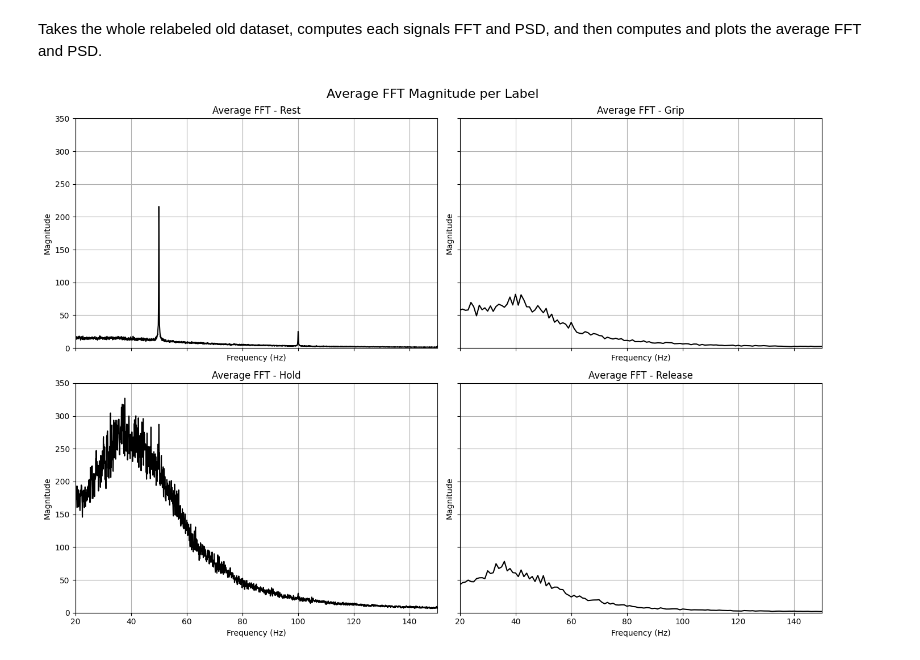
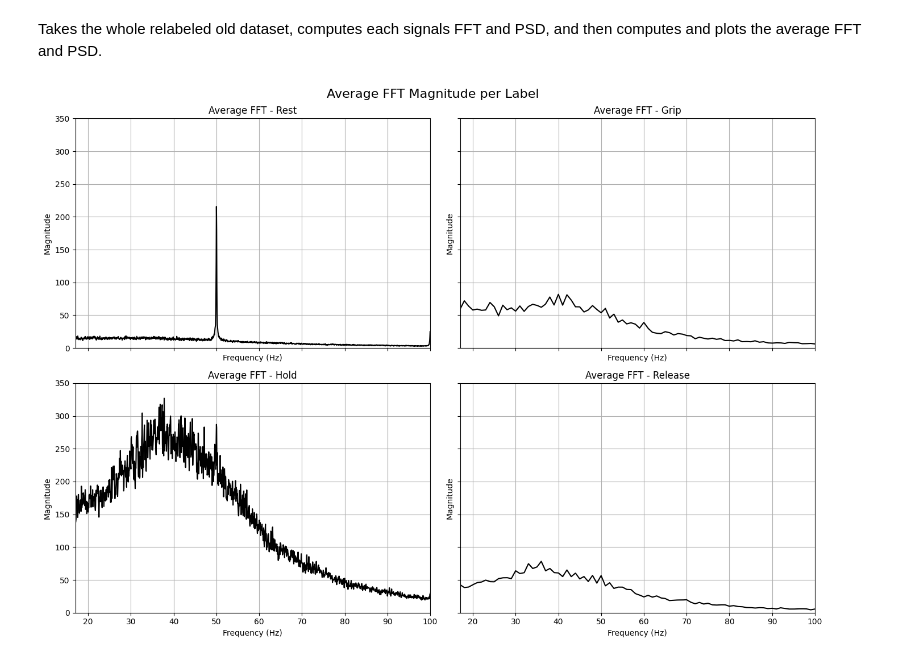
Before and after one commit to OsirisPrime/CDT406, a Jupyter notebook: notebooks/analysis_notebooks/avg_freq_analysis.ipynb, the cells around one changed output. Saved outputs shown, nothing was run; the diff lists cells and outputs as text; code cells hidden in the pictures.

Commit message:
Encapsulated in functions. Added plot for fast dataset and all data.

```diff
--- a/notebooks/analysis_notebooks/avg_freq_analysis.ipynb
+++ b/notebooks/analysis_notebooks/avg_freq_analysis.ipynb
@@ -24,7 +13,8 @@ psd_freqs = None
 # %%
 # ----------- Folder Setup ------------
-folder_path = str(get_processed_old_data_dir())
-csv_files = sorted(glob.glob(os.path.join(folder_path, "**/*.csv"), recursive=True))
+old_relabeled_files = sorted(glob.glob(os.path.join(str(get_processed_old_data_dir()), "**/*.csv"), recursive=True))
+fast_relabeled_files = sorted(glob.glob(os.path.join(str(get_processed_fast_data_dir()), "**/*.csv"), recursive=True))
+all_relabeled_files = sorted(glob.glob(os.path.join(str(get_processed_data_dir()), "**/*.csv"), recursive=True))
 
 if not csv_files:
     raise FileNotFoundError("No signal files found.")
@@ -68,25 +72,30 @@ for file_path in csv_files:
+# %%
+fft_results, psd_results, fft_freqs, psd_freqs = calc_fft_psd(old_relabeled_files)
 # %%
 # ----------- Plot Averaged FFT ------------
-fig_fft, axs_fft = plt.subplots(2, 2, figsize=(14, 10), sharex=True, sharey=True)
-axs_fft = axs_fft.flatten()
+def plot_fft(fft_results, fft_freqs):
+    fig_fft, axs_fft = plt.subplots(2, 2, figsize=(14, 10), sharex=True, sharey=True)
+    axs_fft = axs_fft.flatten()
 
-for label in range(4):
-    if fft_results[label]:
-        avg_fft = np.mean(fft_results[label], axis=0)
-        axs_fft[label].plot(fft_freqs, avg_fft, color='black')
-        axs_fft[label].set_title(f"Average FFT - {label_names.get(label, f'Label {label}')}")
-        axs_fft[label].set_xlim(20, 150)
-        axs_fft[label].set_ylim(0, 350)
-        axs_fft[label].set_ylabel("Magnitude")
-        axs_fft[label].grid(True)
+    for label in range(4):
+        if fft_results[label]:
+            avg_fft = np.mean(fft_results[label], axis=0)
+            axs_fft[label].plot(fft_freqs, avg_fft, color='black')
+            axs_fft[label].set_title(f"Average FFT - {label_names.get(label, f'Label {label}')}")
+            axs_fft[label].set_xlim(17, 100)
+            axs_fft[label].set_ylim(0, 350)
+            axs_fft[label].set_ylabel("Magnitude")
+            axs_fft[label].grid(True)
 
-for ax in axs_fft:
-    ax.set_xlabel("Frequency (Hz)")
+    for ax in axs_fft:
+        ax.set_xlabel("Frequency (Hz)")
 
-fig_fft.suptitle("Average FFT Magnitude per Label", fontsize=16)
-plt.tight_layout()
-plt.show()
+    fig_fft.suptitle("Average FFT Magnitude per Label", fontsize=16)
+    plt.tight_layout()
+    plt.show()
-# %% [output]
-[figure, removed]
+# %%
+plot_fft(fft_results, fft_freqs)
+# %% [output]
+[figure, added]
 # %%
 # ----------- Plot Averaged PSD ------------
```
Also changed, not shown: parts of 12 cells of this notebook.
